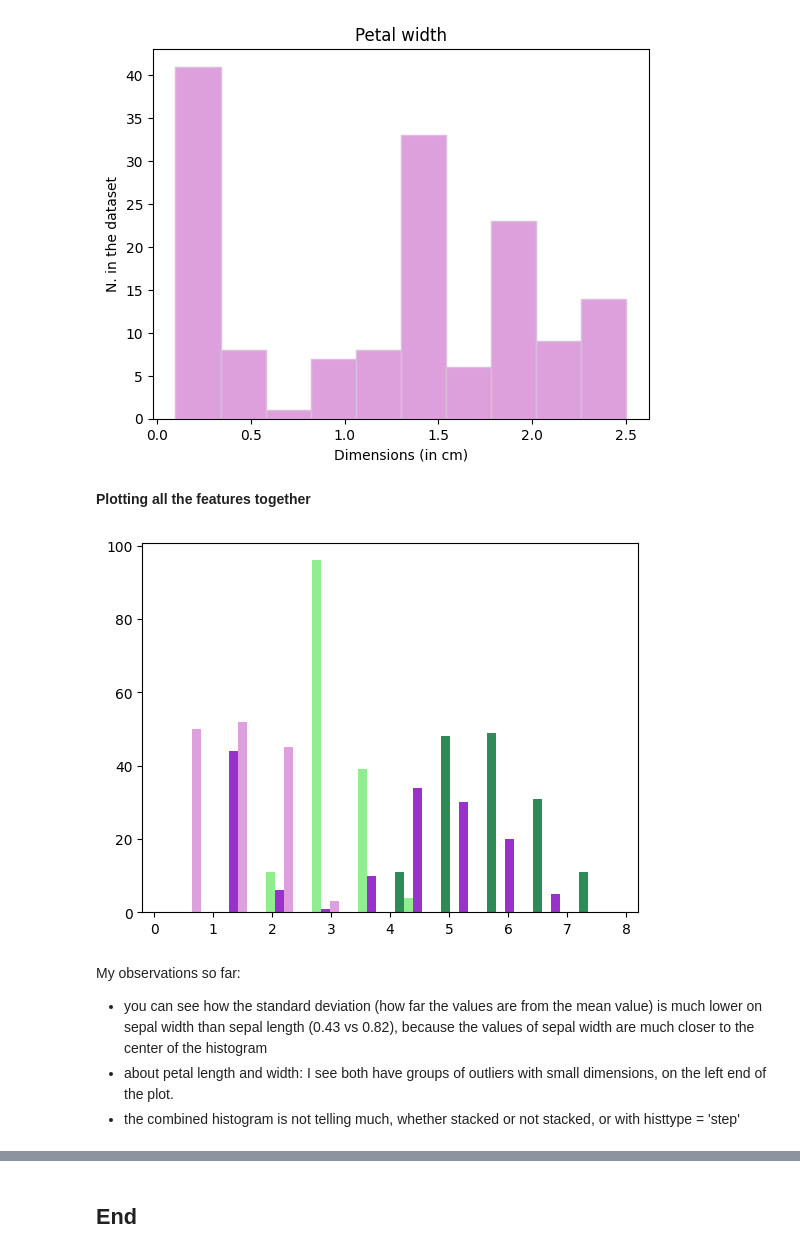
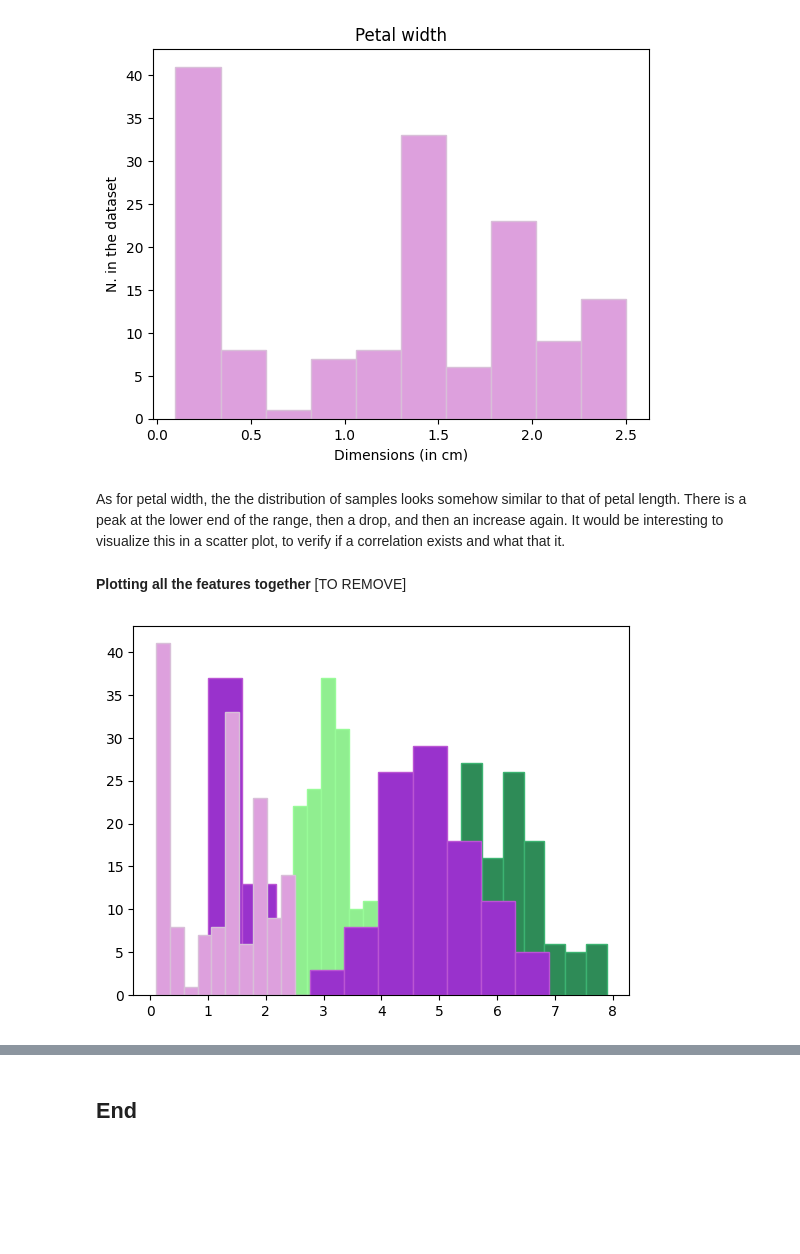
Before and after one commit to irenecelebrin/principles_of_data_analytics, a Jupyter notebook: tasks.ipynb, the cells around one changed output, grey strips where cells are left out. Saved outputs shown, nothing was run; the diff lists cells and outputs as text; code cells hidden in the pictures; blank space fills up the shorter version.

```diff
--- a/tasks.ipynb
+++ b/tasks.ipynb
@@ -234,23 +256,23 @@ plt.ylabel('N. in the dataset')
 plt.show()
 # %% [output]
 [figure]
+# %% [markdown]
+As for petal width, the the distribution of samples looks somehow similar to that of petal length. There is a peak at the lower end of the range, then a drop, and then an increase again. It would be interesting to visualize this in a scatter plot, to verify if a correlation exists and what that it.
 # %% [markdown]
-**Plotting all the features together**
+**Plotting all the features together** [TO REMOVE]
 # %%
 #set colors
 edgecolorss = ['#2E8B57','#90EE90','#9932CC','#DDA0DD']
 colors = ['seagreen','lightgreen', 'darkorchid', 'plum']
 
 # plot the histogram
 #plt.hist(features, histtype= 'step', stacked = False, label = 'Sepal length', edgecolor = edgecolorss)
-plt.hist(features, stacked = False, label = 'Sepal length', color = colors)
+#plt.hist(features, stacked = True, label = 'Sepal length', color = colors)
 #plt.hist(sepal_width, histtype='step', stacked=True, label = 'Sepal width')
+plt.hist(sepal_length,stacked=True, color = 'seagreen', edgecolor = 'mediumseagreen')
+plt.hist(sepal_width,stacked=True, color = 'lightgreen', edgecolor = 'palegreen')
+plt.hist(petal_length, color = 'darkorchid', edgecolor = 'mediumorchid')
+plt.hist(petal_width, color = 'plum', edgecolor = 'thistle')
 plt.show()
 # %% [output]
-[figure, old version]
+[figure, new version]
-# %% [markdown]
-My observations so far:
-
-- you can see how the standard deviation (how far the values are from the mean value) is much lower on sepal width than sepal length (0.43 vs 0.82), because the values of sepal width are much closer to the center of the histogram
-- about petal length and width: I see both have groups of outliers with small dimensions, on the left end of the plot.
-- the combined histogram is not telling much, whether stacked or not stacked, or with histtype = 'step'
```
Also changed, not shown: parts of 31 cells of this notebook, 2 other files.
